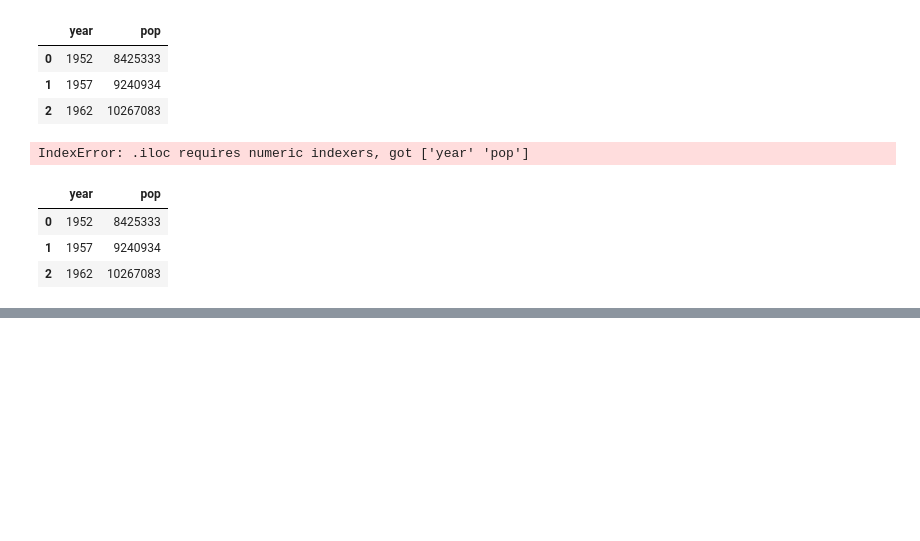
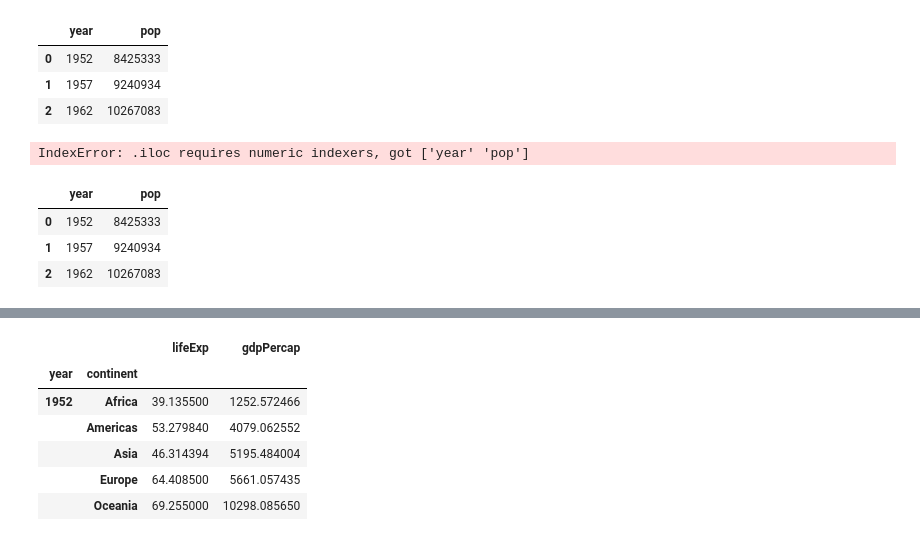
Before and after one commit to chendaniely/2022-06-29-python, a Jupyter notebook: 01-intro.ipynb, the cells around one changed output, grey strips where cells are left out. Cells and saved outputs as stored; diff of their text form; code cells hidden in the pictures; blank space fills up the shorter version.

```diff
--- a/01-intro.ipynb
+++ b/01-intro.ipynb
@@ -269,0 +377,10 @@ df.iloc[[0, 1, 2], [2, 4]]
+# %%
+grouped.head()
+# %% [output]
+|  |  | lifeExp | gdpPercap |
+| year | continent |  |  |
+| 1952 | Africa | 39.135500 | 1252.572466 |
+|  | Americas | 53.279840 | 4079.062552 |
+|  | Asia | 46.314394 | 5195.484004 |
+|  | Europe | 64.408500 | 5661.057435 |
+|  | Oceania | 69.255000 | 10298.085650 |
```
Also changed, not shown: parts of 12 cells of this notebook, 2 other files.
